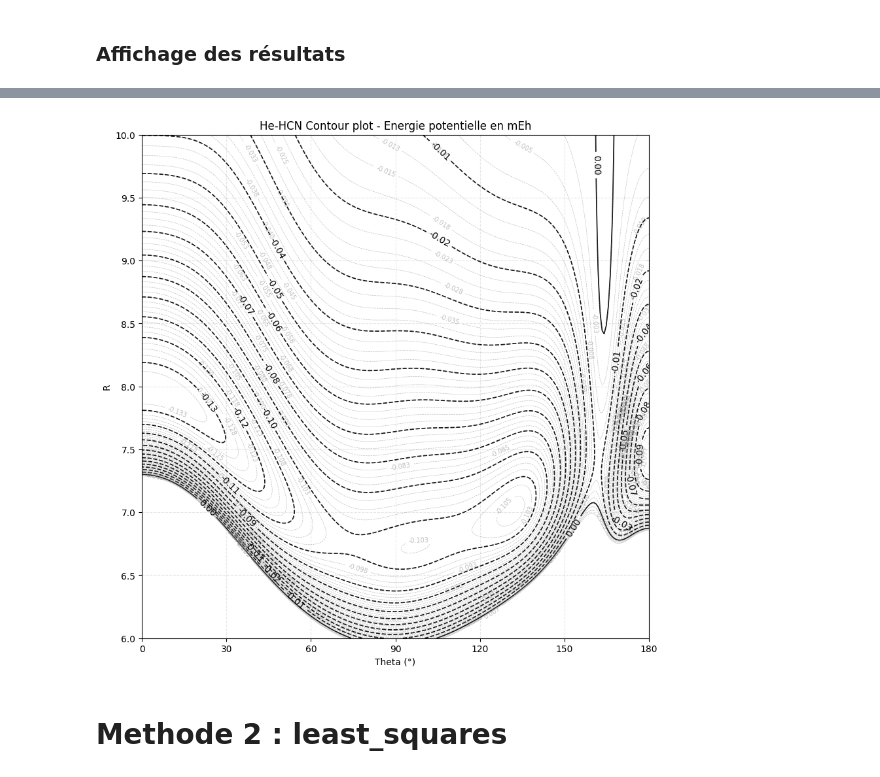
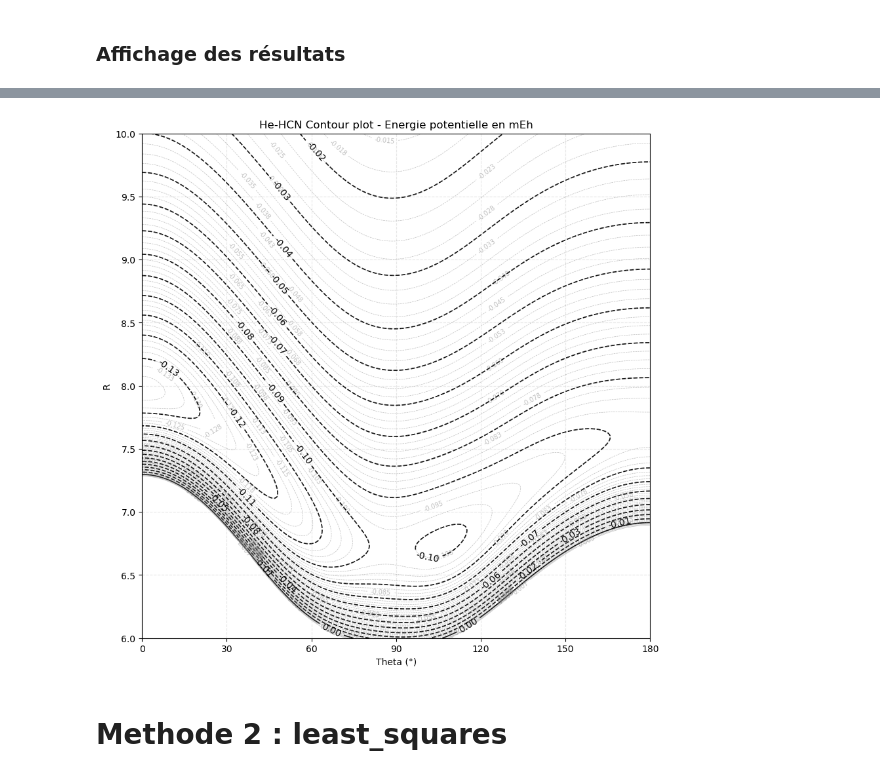
Before and after one commit to Amynek/Stage-M1, a Jupyter notebook: He-HCN.ipynb, the cells around one changed output, grey strips where cells are left out. Saved outputs shown, nothing was run; the diff lists cells and outputs as text; code cells hidden in the pictures.

```diff
--- a/He-HCN.ipynb
+++ b/He-HCN.ipynb
@@ -15,7 +17,7 @@ from scipy.optimize import curve_fit, least_squares, differential_evolution
 # Import des données
 # %%
 # Tableau : He-HCN
-He = np.genfromtxt("/content/drive/MyDrive/Master/Stage/IPR/He-HCN.txt",
+He = np.genfromtxt("Data/He-HCN.txt",
                    delimiter=",", names=True, dtype=None, encoding="utf-8")
 
 params_He = np.array([ 1.69637,    0.18540,   0.19384,  -0.01302, -0.00719,-0.02571, # b
@@ -25,6 +27,11 @@ params_He = np.array([ 1.69637,    0.18540,   0.19384,  -0.01302, -0.00719,-0.02
                        0.05486,    0.08842,   0.06785,  -0.01495, -0.11374, 0.02042, # g1
                       -0.01311,    0.00038,  -0.00099,   0.00252,  0.01929,-0.00554, # g2
                        0.00053,   -0.00076,  -0.00059,   0.00002, -0.00112, 0.00036])# g3
+
+# Conversion des µEh en mEh
+energy_mEh = He['Energy'] * 1e-3
+# Ajout de la colonne en Eh
+He = rfn.append_fields(He, names='Energy_mEh', data=energy_mEh, usemask=False)
 # %% [markdown]
 # Implémentation des fonctions
 # %%
@@ -68,7 +75,7 @@ def V_opt(p, R, Theta):
   # ------------------------------------------- #
 
   # Short-Range
-  exp_val = np.clip(X_d-X_bR,-700,700) # Bloquage des valeurs trop grandes/petites
+  exp_val = np.clip(X_d-X_bR,-200,200) # Bloquage des valeurs trop grandes/petites
   V_sh = np.sum(g * Pl, axis=0) * np.exp(exp_val)
 
   # Asymptotic
@@ -79,4 +86,11 @@ def V_opt(p, R, Theta):
   V_as = (f6_opt(abs_BR) * legval(cosTh,[c[0],0,c[2]]) * inv_R6
         + f7_opt(abs_BR) * legval(cosTh,[0,c[1],0,c[3]]) * inv_R7)
 
-  return V_sh + V_as
+  V_total = V_sh + V_as
+
+  # Pour ne pas renvoyer NaN en cas d'erreur
+  V_total = np.nan_to_num(V_total, nan=1e100, posinf=1e100, neginf=-1e100)
+  # Bloquage des valeurs trop grandes
+  V_total = np.clip(V_total, -1e100, 1e100)
+
+  return V_total # Energie renvoyée en mEh
@@ -192,18 +218,19 @@ def V_curvefit(vars, *p):
 R = np.asarray(He["R"], dtype=float)
 Theta = np.asarray(He["Theta"], dtype=float)
 V_table = np.asarray(He["Energy"], dtype=float)
+V_table_mEh = np.asarray(He["Energy_mEh"], dtype=float)
 R.shape, Theta.shape, V_table.shape
 # %% [output]
 ((138,), (138,), (138,))
 # %%
 #params_init_cf = 10 * np.random.rand(40) - 5
 #print(params_init_cf)
-params_opt_cf, params_cov = curve_fit(V_curvefit, (R, Theta), V_table,
+params_opt_cf, params_cov = curve_fit(V_curvefit, (R, Theta), V_table_mEh,
                                       p0=params_He, maxfev=1000000,
-                                      method="trf")
-params_opt_cf_sigma, params_cov = curve_fit(V_curvefit, (R, Theta), V_table,
+                                      method="lm")
+params_opt_cf_sigma, params_cov = curve_fit(V_curvefit, (R, Theta), V_table_mEh,
                                       p0=params_He, maxfev=1000000,
-                                      method="trf", sigma=V_table)
+                                      method="lm", sigma=V_table)
 # %%
 b  = params_opt_cf[0:6]   # b0, b1, b2, b3, b4, b5
 c  = params_opt_cf[6:10]  # c0, c1, c2, c3
@@ -319,41 +370,41 @@ Theta_mesh, R_mesh = np.meshgrid(theta_grid, r_grid)
 Z = np.array([
     V_opt(params_opt_cf, np.full_like(theta_grid, r), theta_grid)
     for r in r_grid
-]) / 1000.0
+])
 
 # Masquage des contours en dessous de R=7.2 pour Theta proche de 0
 mask_repulsion = (R_mesh < 7.2) & (Theta_mesh < 10)
 Z_masked = Z.copy()
 Z_masked[mask_repulsion] = np.nan
 
 # Niveaux contours principaux
 levels_main = np.arange(-0.2, 0.001, 0.01)
 
 # Niveaux contours secondaires
 levels_fine = np.arange(-1, 0.01, 0.0025)
 
 
 plt.figure(figsize=(10, 10))
 
 # Contours principaux en noir
 cp_main = plt.contour(Theta_mesh, R_mesh, Z_masked, levels=levels_main, colors='black', linewidths=1.2)
 plt.clabel(cp_main, inline=True, fontsize=10, fmt='%.2f')
 
 # Ajout de lignes de fond plus fines pour la structure
 cp_fine = plt.contour(Theta_mesh, R_mesh, Z_masked, levels=levels_fine, colors='gray', alpha=0.5, linewidths=0.5)
 plt.clabel(cp_fine, inline=True, fontsize=7, fmt='%.3f')
 
 plt.title("He-HCN Contour plot - Energie potentielle en mEh")
 plt.xlabel("Theta (°)")
 plt.ylabel("R")
 
 # Ajout de ticks pour l'axe R
 plt.yticks(np.arange(6, 10.5, 0.5))
 plt.xticks(np.arange(0, 181, 30))
 
 plt.grid(True, linestyle='--', alpha=0.3)
 # %% [output]
-[figure, old version]
+[figure, new version]
 # %% [markdown]
 # Methode 2 : least_squares
 # %%
```
Also changed, not shown: parts of 15 cells of this notebook, 4 other files.
